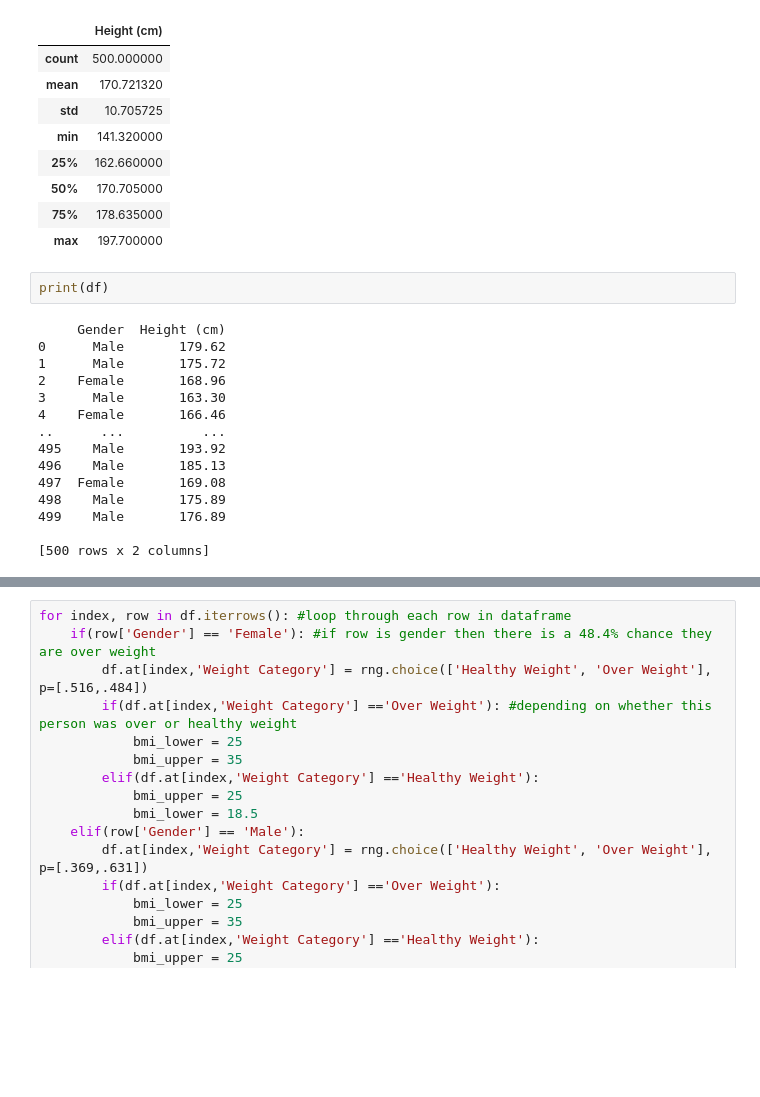
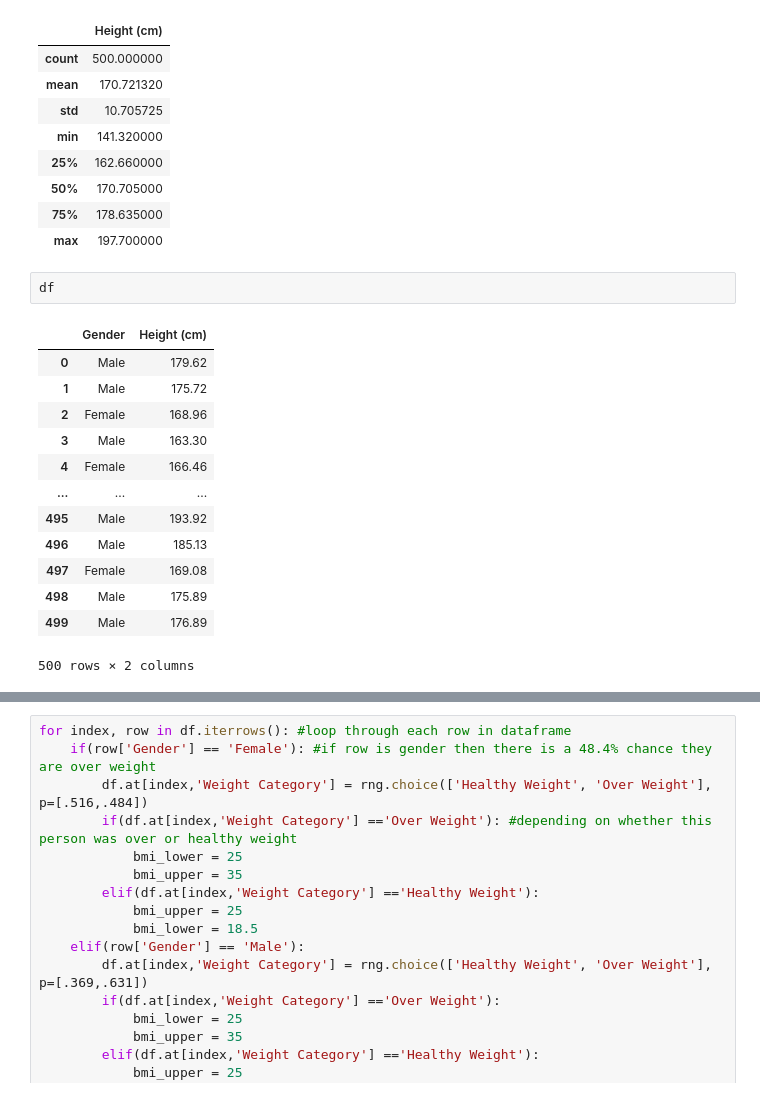
Before and after one commit to itskeithstudent/Programming-for-Data-Analysis-Project, a Jupyter notebook: Synthetic Data.ipynb, the cells around one changed output, grey strips where cells are left out. Drawn from its saved outputs; the diff is of its cells as text; blank space fills up the shorter version.

```diff
--- a/Synthetic Data.ipynb
+++ b/Synthetic Data.ipynb
@@ -71,20 +71,19 @@ df.describe()
 | 50% | 170.705000 |
 | 75% | 178.635000 |
 | max | 197.700000 |
-# %%
-print(df)
-# %% [output]
-     Gender  Height (cm)
-0      Male       179.62
-1      Male       175.72
-2    Female       168.96
-3      Male       163.30
-4    Female       166.46
-..      ...          ...
-495    Male       193.92
-496    Male       185.13
-497  Female       169.08
-498    Male       175.89
-499    Male       176.89
-
-[500 rows x 2 columns]
+# %%
+df
+# %% [output]
+|  | Gender | Height (cm) |
+| 0 | Male | 179.62 |
+| 1 | Male | 175.72 |
+| 2 | Female | 168.96 |
+| 3 | Male | 163.30 |
+| 4 | Female | 166.46 |
+| ... | ... | ... |
+| 495 | Male | 193.92 |
+| 496 | Male | 185.13 |
+| 497 | Female | 169.08 |
+| 498 | Male | 175.89 |
+| 499 | Male | 176.89 |
+500 rows × 2 columns
```
Also changed, not shown: parts of 13 cells of this notebook, 1 other file.
